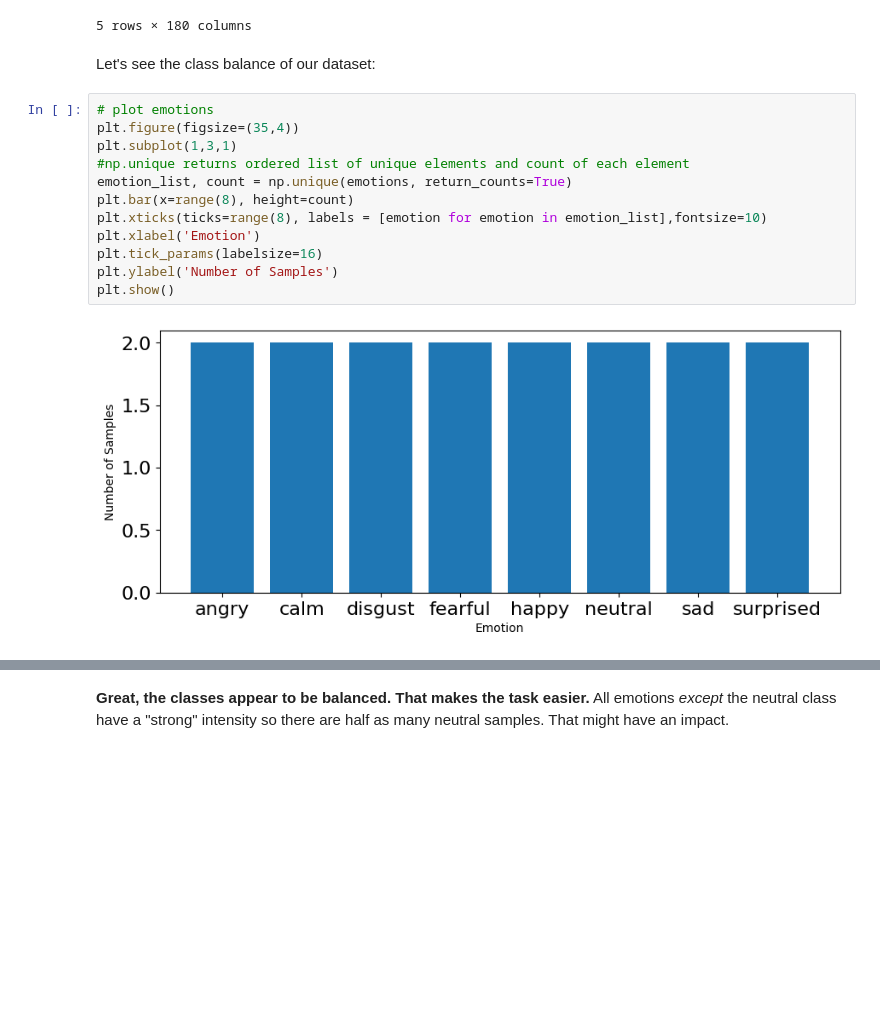
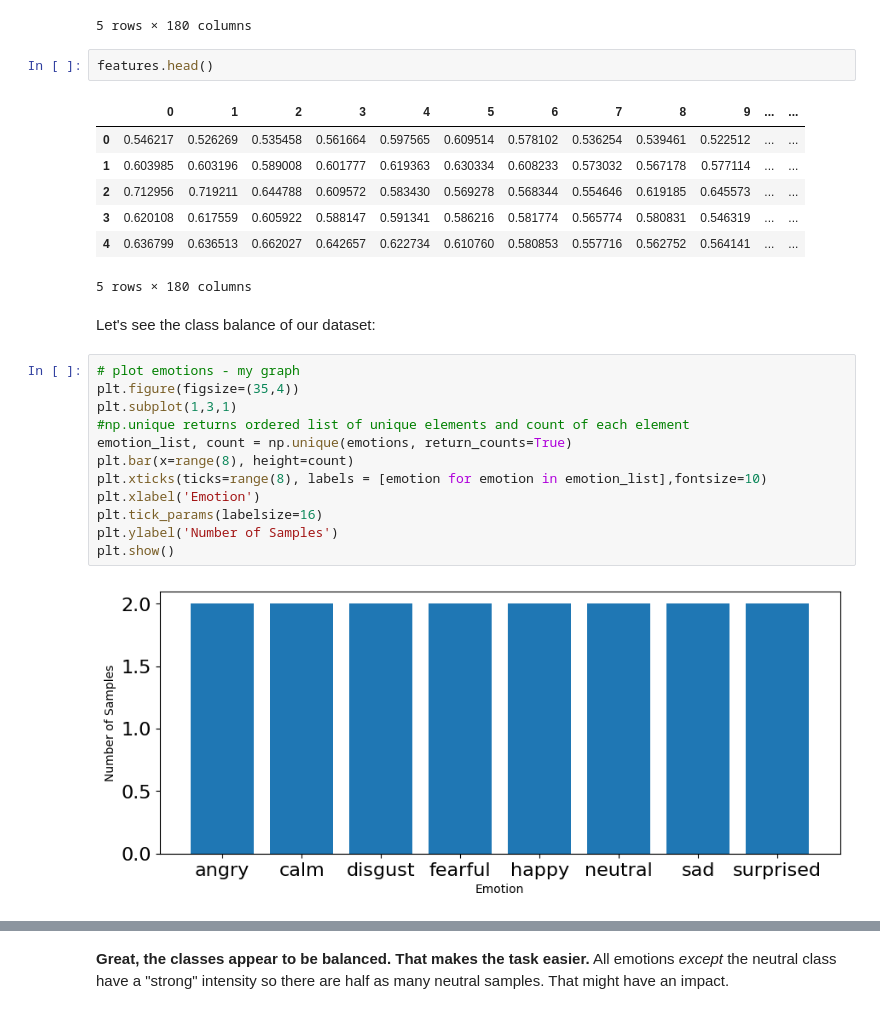
Before and after one commit to kaaz10/IAT360_Assignment3, a Jupyter notebook: Week_3_MachineLearning.ipynb, the cells around one changed output, grey strips where cells are left out. Saved outputs shown, nothing was run; the diff lists cells and outputs as text; blank space fills up the shorter version.

```diff
--- a/Week_3_MachineLearning.ipynb
+++ b/Week_3_MachineLearning.ipynb
@@ -253,10 +340,20 @@ features.head()
 | 3 | 0.763065 | 0.812608 | 0.799674 | 0.787575 | 0.778656 | 0.719204 | 0.638634 | 0.618892 | 0.668522 | 0.736170 | ... | ... |
 | 4 | 0.831764 | 0.816340 | 0.752958 | 0.690567 | 0.666891 | 0.606985 | 0.571765 | 0.597645 | 0.618019 | 0.609719 | ... | ... |
 5 rows × 180 columns
+# %%
+features.head()
+# %% [output]
+|  | 0 | 1 | 2 | 3 | 4 | 5 | 6 | 7 | 8 | 9 | ... | ... |
+| 0 | 0.546217 | 0.526269 | 0.535458 | 0.561664 | 0.597565 | 0.609514 | 0.578102 | 0.536254 | 0.539461 | 0.522512 | ... | ... |
+| 1 | 0.603985 | 0.603196 | 0.589008 | 0.601777 | 0.619363 | 0.630334 | 0.608233 | 0.573032 | 0.567178 | 0.577114 | ... | ... |
+| 2 | 0.712956 | 0.719211 | 0.644788 | 0.609572 | 0.583430 | 0.569278 | 0.568344 | 0.554646 | 0.619185 | 0.645573 | ... | ... |
+| 3 | 0.620108 | 0.617559 | 0.605922 | 0.588147 | 0.591341 | 0.586216 | 0.581774 | 0.565774 | 0.580831 | 0.546319 | ... | ... |
+| 4 | 0.636799 | 0.636513 | 0.662027 | 0.642657 | 0.622734 | 0.610760 | 0.580853 | 0.557716 | 0.562752 | 0.564141 | ... | ... |
+5 rows × 180 columns
 # %% [markdown]
 Let's see the class balance of our dataset:
 # %%
-# plot emotions
+# plot emotions - my graph
 plt.figure(figsize=(35,4))
 plt.subplot(1,3,1)
 #np.unique returns ordered list of unique elements and count of each element
```
Also changed, not shown: parts of 20 cells of this notebook.
